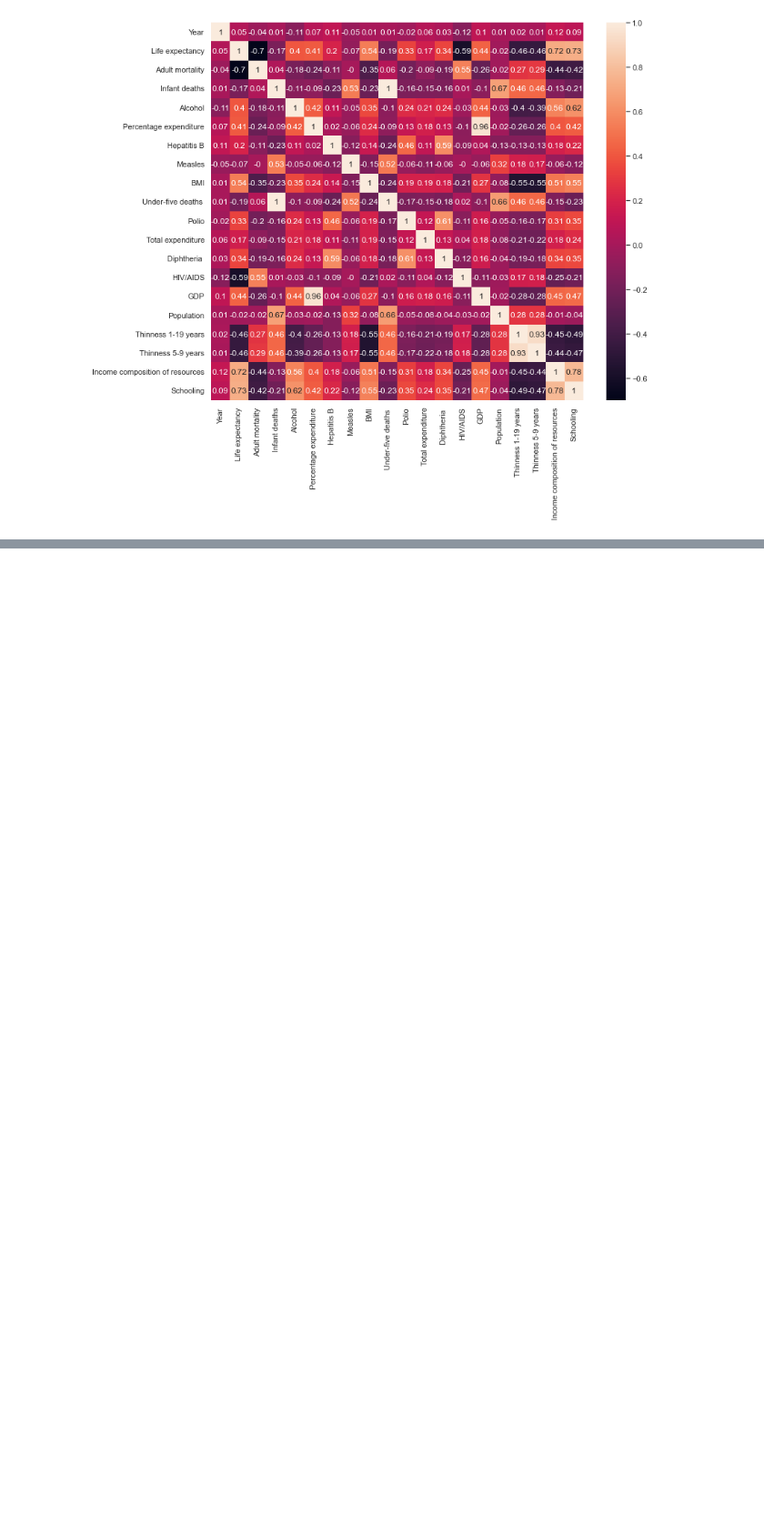
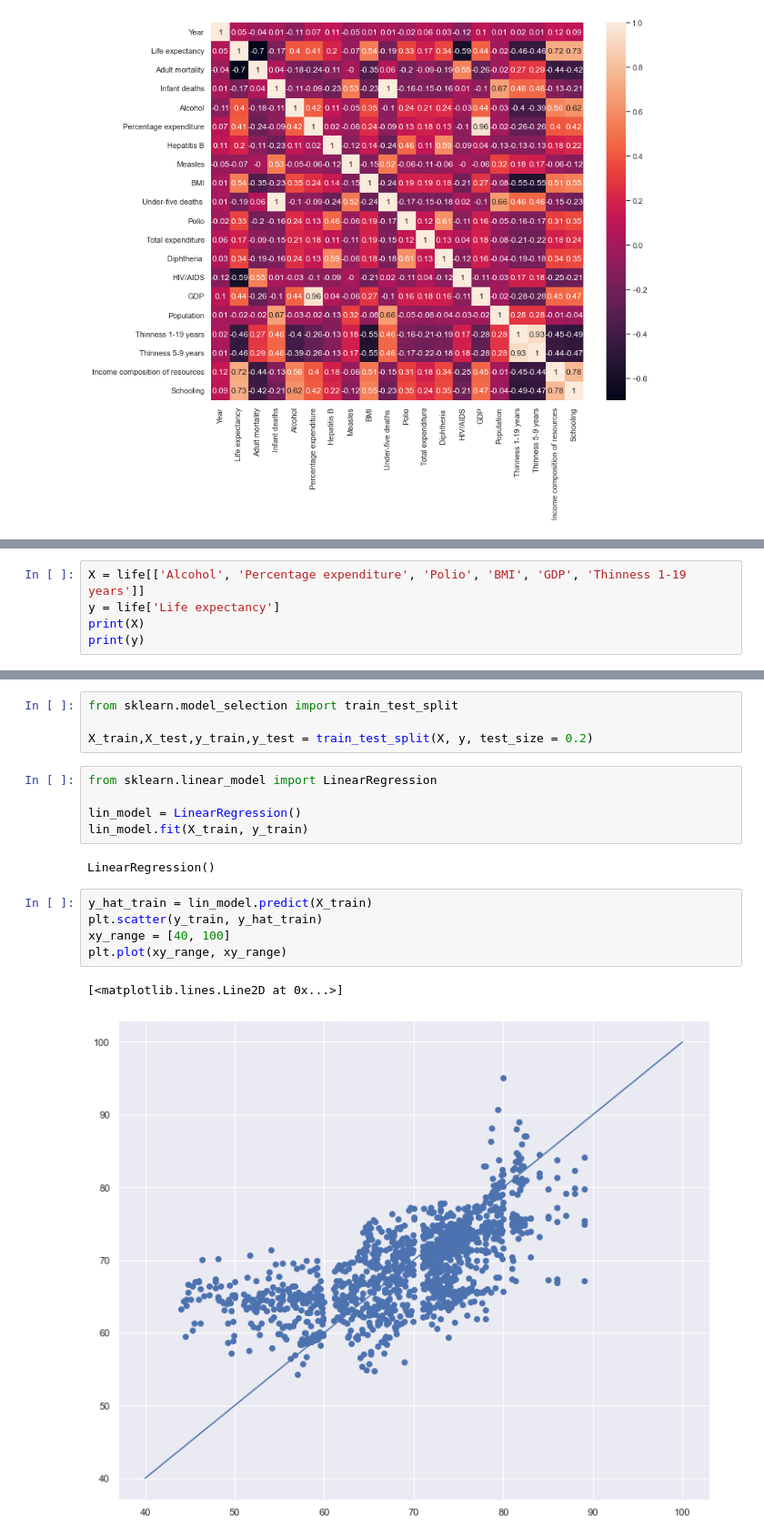
Before and after one commit to soeunida/-, a Jupyter notebook: Untitled-1.ipynb, the cells around one changed output, grey strips where cells are left out. Shown at 91% size. Cells and saved outputs as stored; diff of their text form; blank space fills up the shorter version.

```diff
--- a/Untitled-1.ipynb
+++ b/Untitled-1.ipynb
@@ -163,0 +169,5 @@ plt.show()
+# %%
+X = life[['Alcohol', 'Percentage expenditure', 'Polio', 'BMI', 'GDP', 'Thinness 1-19 years']]
+y = life['Life expectancy']
+print(X)
+print(y)
@@ -163,0 +192,19 @@ plt.show()
+# %%
+from sklearn.model_selection import train_test_split
+
+X_train,X_test,y_train,y_test = train_test_split(X, y, test_size = 0.2)
+# %%
+from sklearn.linear_model import LinearRegression
+
+lin_model = LinearRegression()
+lin_model.fit(X_train, y_train)
+# %% [output]
+LinearRegression()
+# %%
+y_hat_train = lin_model.predict(X_train)
+plt.scatter(y_train, y_hat_train)
+xy_range = [40, 100]
+plt.plot(xy_range, xy_range)
+# %% [output]
+[<matplotlib.lines.Line2D at 0x...>]
+[figure, added]
```
Also changed, not shown: parts of 10 cells of this notebook.
